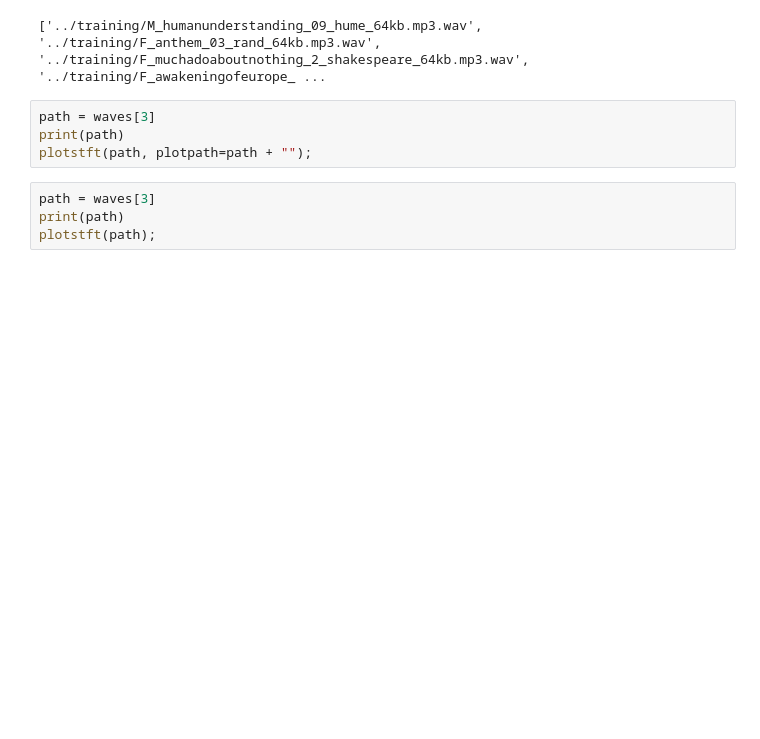
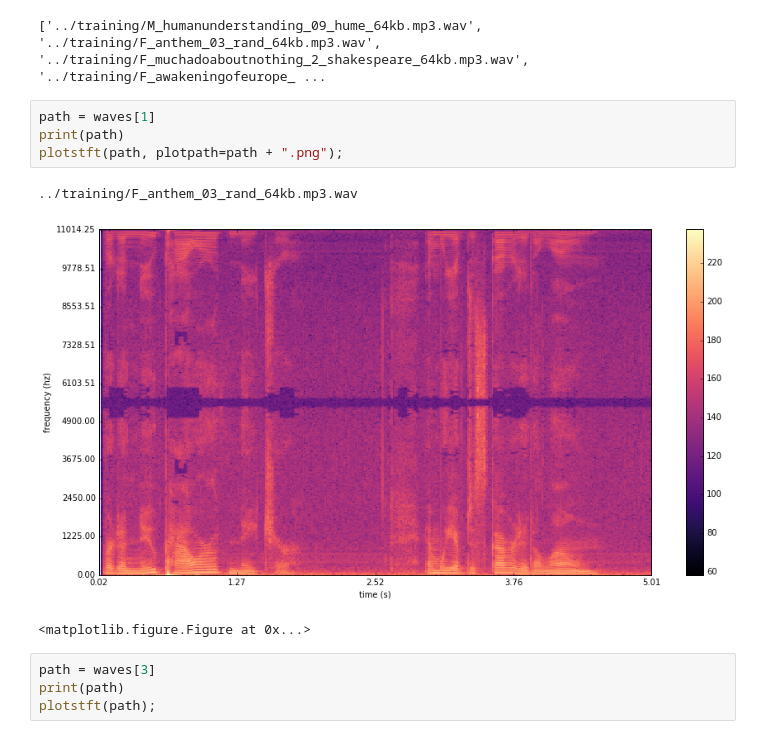
Before and after one commit to episodeyang/who_is_talking, a Jupyter notebook: experiments/wave2spectralGraph.ipynb, the cells around one changed output. Drawn from its saved outputs; the diff is of its cells as text; blank space fills up the shorter version.

```diff
--- a/experiments/wave2spectralGraph.ipynb
+++ b/experiments/wave2spectralGraph.ipynb
@@ -90,9 +91,13 @@ print(waves[:5])
 # %% [output]
 ['../training/M_humanunderstanding_09_hume_64kb.mp3.wav', '../training/F_anthem_03_rand_64kb.mp3.wav', '../training/F_muchadoaboutnothing_2_shakespeare_64kb.mp3.wav', '../training/F_awakeningofeurope_ ...
 # %%
-path = waves[3]
+path = waves[1]
 print(path)
-plotstft(path, plotpath=path + "");
+plotstft(path, plotpath=path + ".png");
+# %% [output]
+../training/F_anthem_03_rand_64kb.mp3.wav
+[figure, added]
+<matplotlib.figure.Figure at 0x...>
 # %%
 path = waves[3]
 print(path)
```
Also changed, not shown: parts of 1 cell of this notebook, 1 other file.
